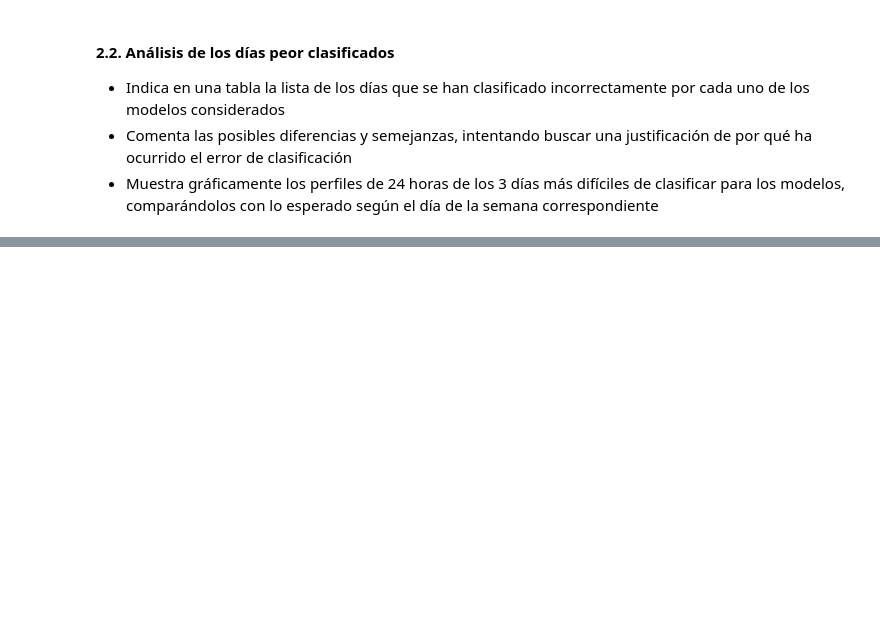
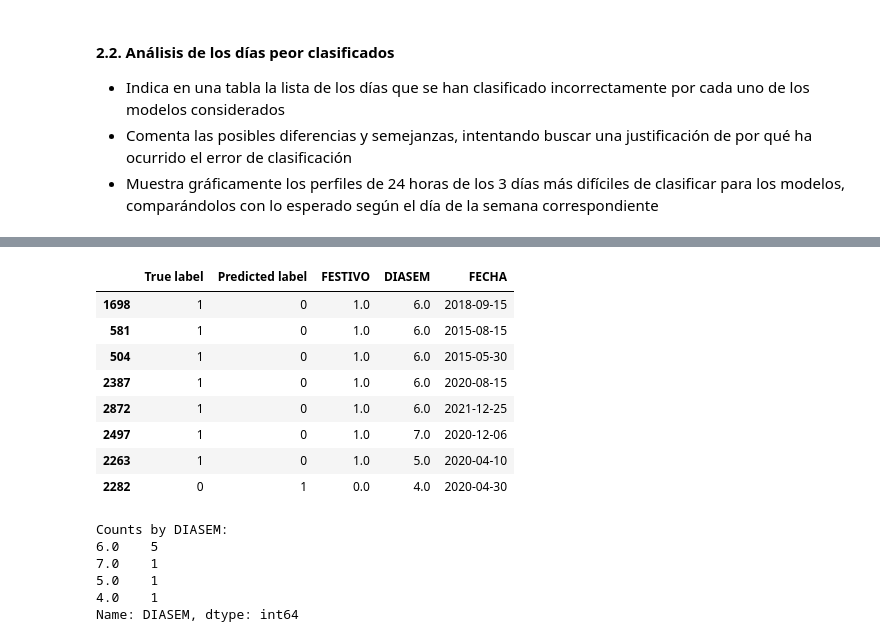
Before and after one commit to maroacc/ensemble, a Jupyter notebook: ass1_ML2_GRUPO_G3_Enrique.ipynb, the cells around one changed output, grey strips where cells are left out. Drawn from its saved outputs; the diff is of its cells as text; code cells hidden in the pictures; blank space fills up the shorter version.

```diff
--- a/ass1_ML2_GRUPO_G3_Enrique.ipynb
+++ b/ass1_ML2_GRUPO_G3_Enrique.ipynb
@@ -1181,2 +1183,13 @@ Dataframe con todos los datos leidos (filas: días, columnas: variables):
 # %%
 #--------------------------NO ESCRIBAS LÍNEAS DE CÓDIGO MÁS LARGAS QUE LO QUE OCUPA ESTA LÍNEA -----------------------------|
+# Create a DataFrame with the true labels and predicted labels for the training and test sets
+y_train_df = pd.DataFrame({'True label': y_train, 'Predicted label': y_train_stack})
+y_test_df = pd.DataFrame({'True label': y_test, 'Predicted label': y_test_stack})
+
+# Filter out the rows where the predicted label does not match the true label
+train_errors = y_train_df[y_train_df['True label'] != y_train_df['Predicted label']]
+test_errors = y_test_df[y_test_df['True label'] != y_test_df['Predicted label']]
+
+# Print the error tables
+print('Training set errors:')
+print(train_errors)
@@ -1182,0 +1217,33 @@ Dataframe con todos los datos leidos (filas: días, columnas: variables):
+# %%
+for index, row in test_errors.iterrows():
+    festivo_value = df_aju.loc[index, 'FESTIVO']
+    diasem_value = df_aju.loc[index, 'DIASEM']
+    dia_value = df_aju.loc[index, 'FECHA']
+    test_errors.at[index, 'FESTIVO'] = festivo_value
+    test_errors.at[index, 'DIASEM'] = diasem_value
+    test_errors.at[index, 'FECHA'] = dia_value
+test_errors
+# %% [output]
+|  | True label | Predicted label | FESTIVO | DIASEM | FECHA |
+| 1698 | 1 | 0 | 1.0 | 6.0 | 2018-09-15 |
+| 581 | 1 | 0 | 1.0 | 6.0 | 2015-08-15 |
+| 504 | 1 | 0 | 1.0 | 6.0 | 2015-05-30 |
+| 2387 | 1 | 0 | 1.0 | 6.0 | 2020-08-15 |
+| 2872 | 1 | 0 | 1.0 | 6.0 | 2021-12-25 |
+| 2497 | 1 | 0 | 1.0 | 7.0 | 2020-12-06 |
+| 2263 | 1 | 0 | 1.0 | 5.0 | 2020-04-10 |
+| 2282 | 0 | 1 | 0.0 | 4.0 | 2020-04-30 |
+# %%
+# Count the number of occurrences of each DIASEM value in the test_errors DataFrame
+counts_by_diasem = test_errors['DIASEM'].value_counts()
+
+# Print the counts by DIASEM
+print('Counts by DIASEM:')
+print(counts_by_diasem)
+# %% [output]
+Counts by DIASEM:
+6.0    5
+7.0    1
+5.0    1
+4.0    1
+Name: DIASEM, dtype: int64
```
Also changed, not shown: parts of 3 cells of this notebook.
